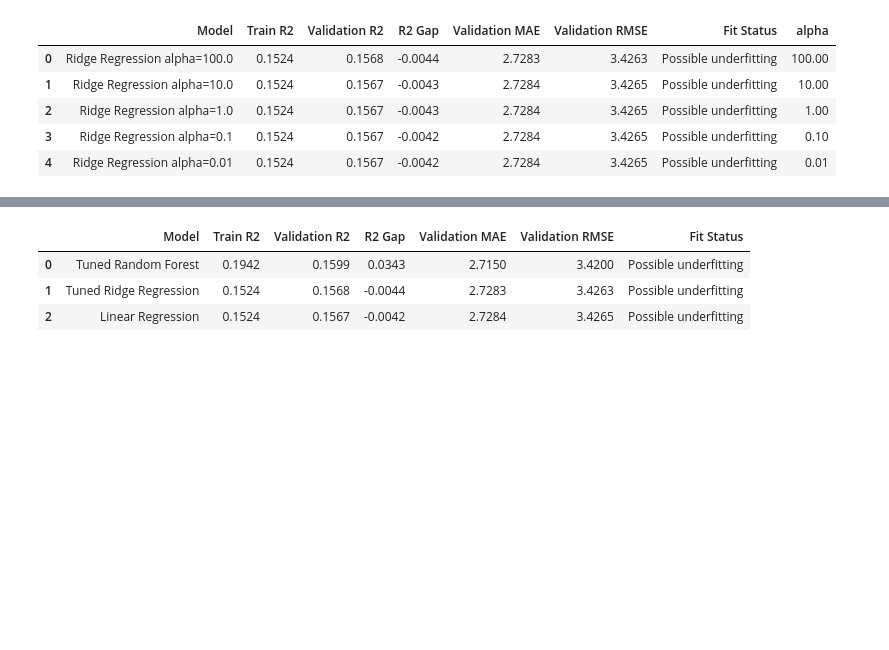
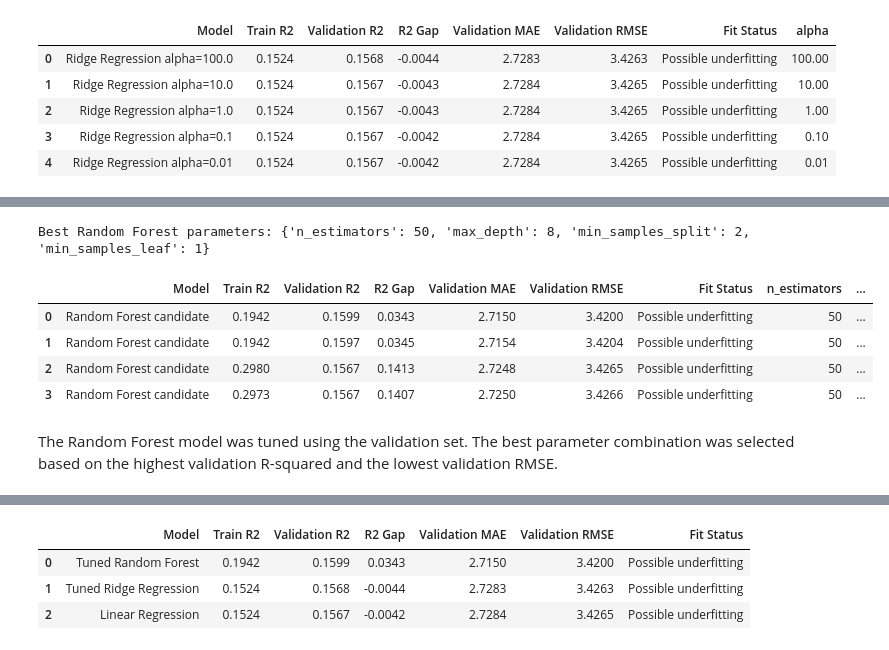
Before and after one commit to suontrunggg/air-quality-health-prediction, a Jupyter notebook: notebooks/02_Class3_Modeling_Evaluation.ipynb, the cells around one changed output, grey strips where cells are left out. Cells and saved outputs as stored; diff of their text form; code cells hidden in the pictures; blank space fills up the shorter version.

```diff
--- a/notebooks/02_Class3_Modeling_Evaluation.ipynb
+++ b/notebooks/02_Class3_Modeling_Evaluation.ipynb
@@ -325,5 +365,4 @@ Best Ridge alpha based on validation set: 100.0
 # %%
-# 9. Model 3: Random Forest tuning using validation set
 rf_param_grid = {
     "n_estimators": [50],
     "max_depth": [8, 12],
@@ -364,30 +403,46 @@ for n_estimators, max_depth, min_samples_split, min_samples_leaf in product(
         "n_estimators": n_estimators,
         "max_depth": max_depth,
         "min_samples_split": min_samples_split,
         "min_samples_leaf": min_samples_leaf
     }
     result.update(params)
     rf_results_all.append(result)
 
     if result["Validation R2"] > best_val_r2:
         best_val_r2 = result["Validation R2"]
         best_rf_params = params
 # Rebuild and fit best_rf
 best_rf = Pipeline(steps=[
     ("preprocessor", preprocessor),
     ("model", RandomForestRegressor(**best_rf_params, random_state=42, n_jobs=-1))
 ])
 best_rf.fit(X_train, y_train)
 
 val_pred = best_rf.predict(X_val)
 train_pred = best_rf.predict(X_train)
 
 rf_results = {
     "Model": "Tuned Random Forest",
     "Train R2": r2_score(y_train, train_pred),
     "Validation R2": r2_score(y_val, val_pred),
     "R2 Gap": r2_score(y_train, train_pred) - r2_score(y_val, val_pred),
     "Validation MAE": mean_absolute_error(y_val, val_pred),
     "Validation RMSE": np.sqrt(mean_squared_error(y_val, val_pred)),
     "Fit Status": fit_status_from_train_val(r2_score(y_train, train_pred), r2_score(y_val, val_pred))
 }
+rf_tuning_df = pd.DataFrame(rf_results_all).sort_values(
+    by=["Validation R2", "Validation RMSE"],
+    ascending=[False, True]
+).reset_index(drop=True)
+
+print("Best Random Forest parameters:", best_rf_params)
+display(rf_tuning_df.round(4))
+# %% [output]
+Best Random Forest parameters: {'n_estimators': 50, 'max_depth': 8, 'min_samples_split': 2, 'min_samples_leaf': 1}
+|  | Model | Train R2 | Validation R2 | R2 Gap | Validation MAE | Validation RMSE | Fit Status | n_estimators | ... |
+| 0 | Random Forest candidate | 0.1942 | 0.1599 | 0.0343 | 2.7150 | 3.4200 | Possible underfitting | 50 | ... |
+| 1 | Random Forest candidate | 0.1942 | 0.1597 | 0.0345 | 2.7154 | 3.4204 | Possible underfitting | 50 | ... |
+| 2 | Random Forest candidate | 0.2980 | 0.1567 | 0.1413 | 2.7248 | 3.4265 | Possible underfitting | 50 | ... |
+| 3 | Random Forest candidate | 0.2973 | 0.1567 | 0.1407 | 2.7250 | 3.4266 | Possible underfitting | 50 | ... |
+# %% [markdown]
+The Random Forest model was tuned using the validation set. The best parameter combination was selected based on the highest validation R-squared and the lowest validation RMSE.
```
Also changed, not shown: parts of 50 cells of this notebook, 1 other file.
